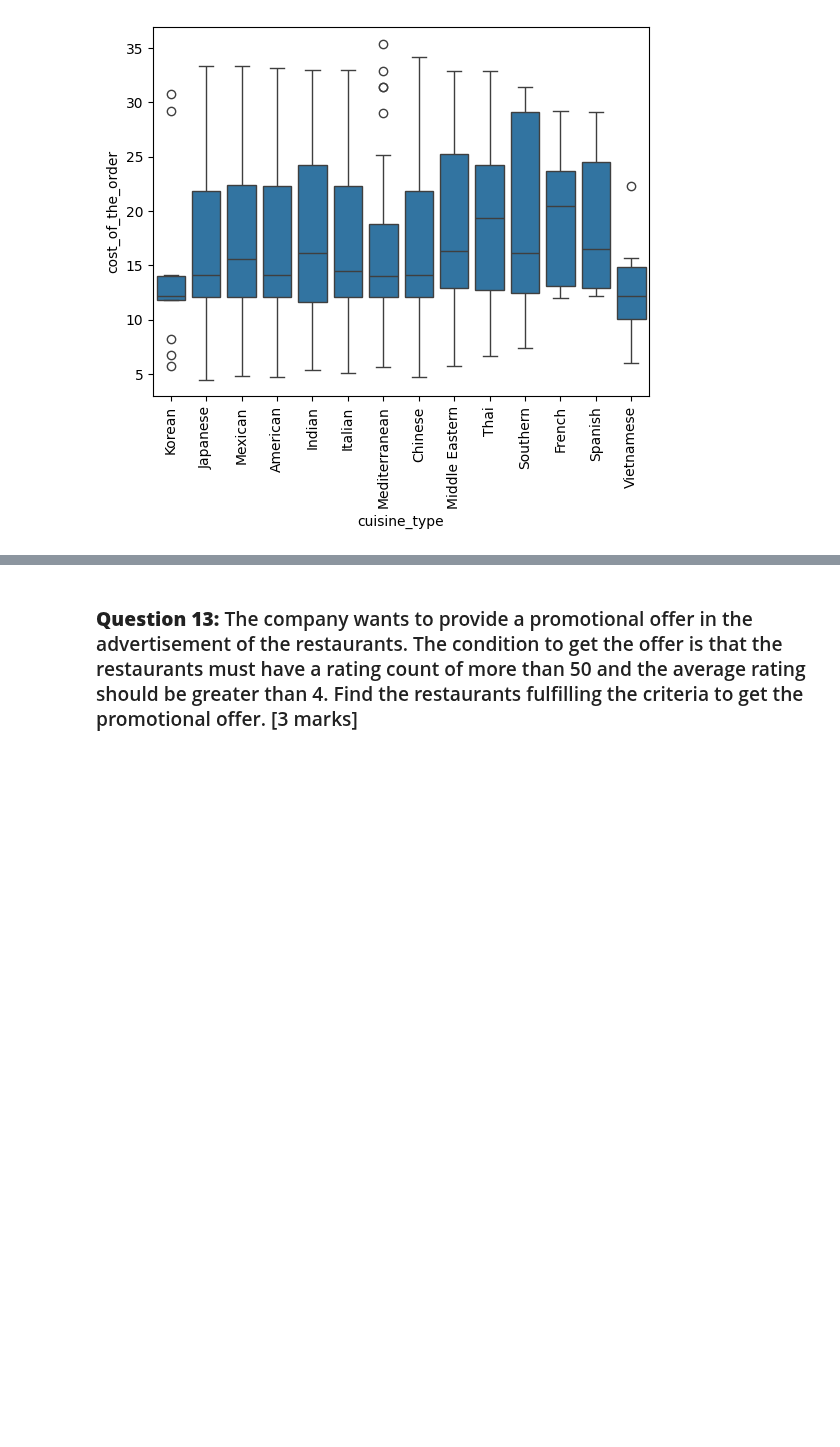
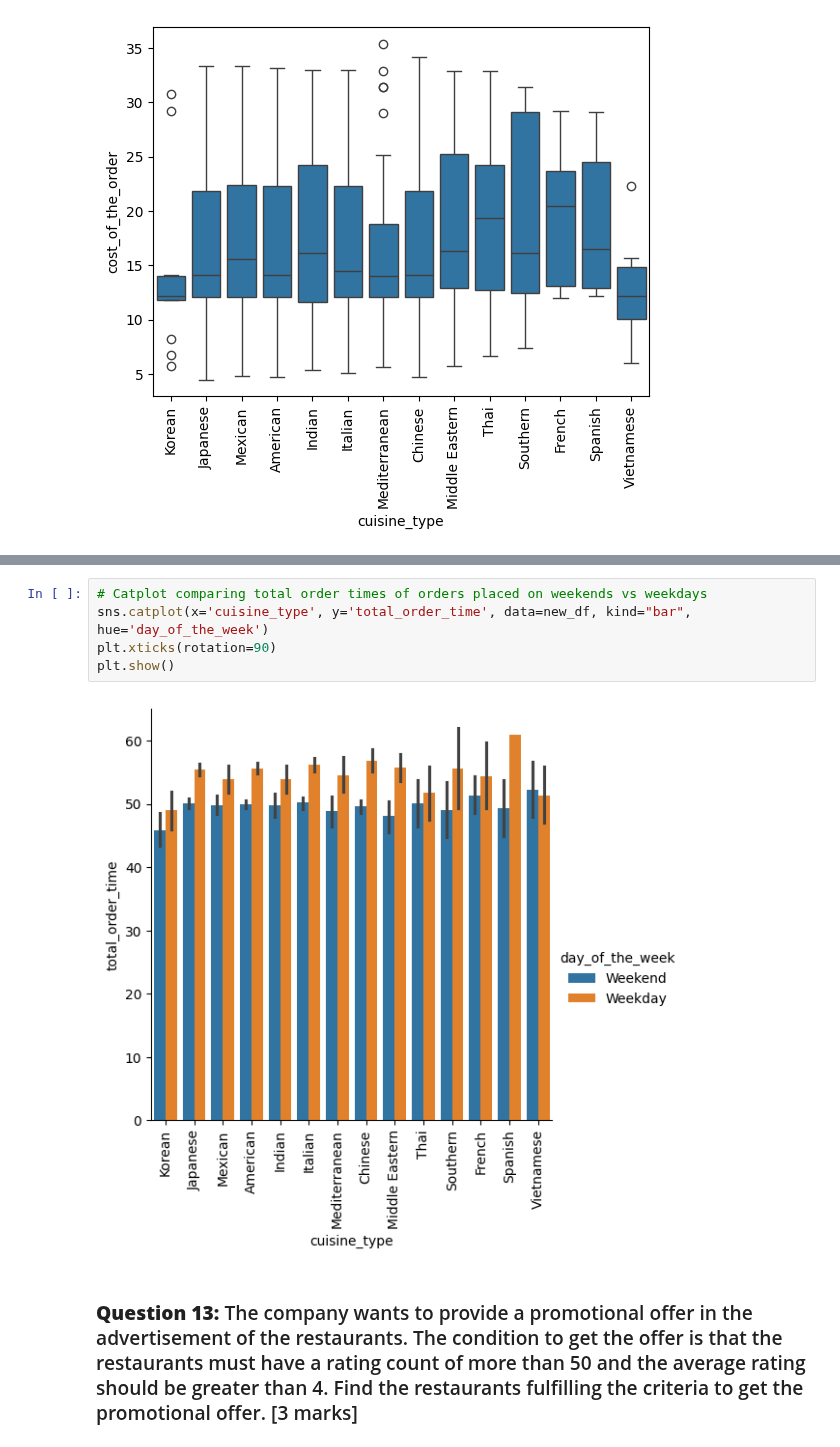
Before and after one commit to Suhaskarthik/python-foodhub-project, a Jupyter notebook: foodhub_project.ipynb, the cells around one changed output, grey strips where cells are left out. Cells and saved outputs as stored; diff of their text form; blank space fills up the shorter version.

```diff
--- a/foodhub_project.ipynb
+++ b/foodhub_project.ipynb
@@ -358,3 +376,10 @@ plt.show()
+# %%
+# Catplot comparing total order times of orders placed on weekends vs weekdays
+sns.catplot(x='cuisine_type', y='total_order_time', data=new_df, kind="bar", hue='day_of_the_week')
+plt.xticks(rotation=90)
+plt.show()
+# %% [output]
+[figure, added]
 # %% [markdown]
 ### **Question 13:** The company wants to provide a promotional offer in the advertisement of the restaurants. The condition to get the offer is that the restaurants must have a rating count of more than 50 and the average rating should be greater than 4. Find the restaurants fulfilling the criteria to get the promotional offer. [3 marks]
 # %%
```
Also changed, not shown: parts of 10 cells of this notebook.
